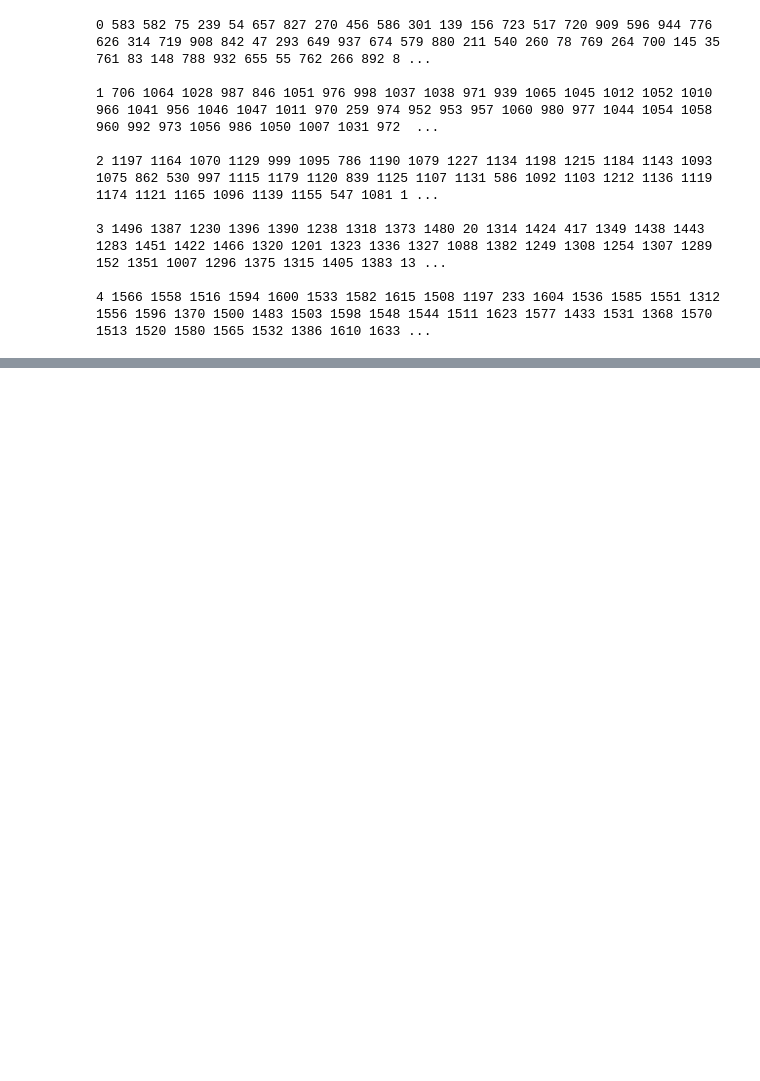
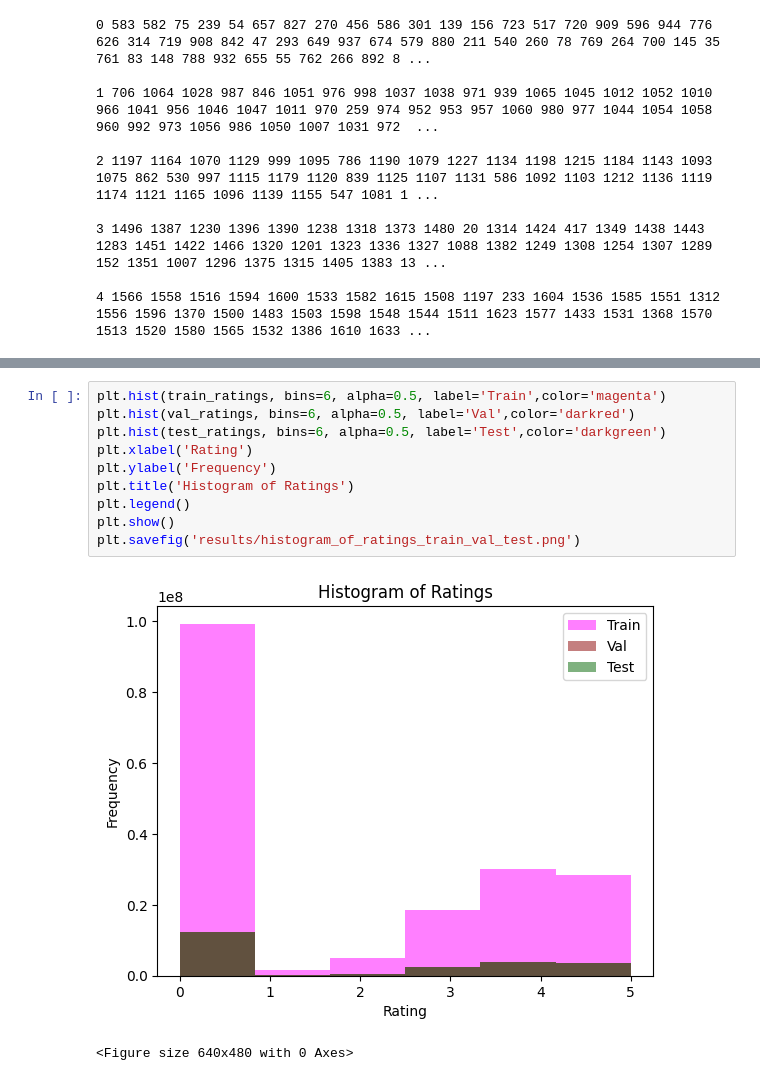
Before and after one commit to alokamgnaneswarasai/P5-finetuning, a Jupyter notebook: JulianMcAuley/good_reads/utils.ipynb, the cells around one changed output, grey strips where cells are left out. Cells and saved outputs as stored; diff of their text form; blank space fills up the shorter version.

```diff
--- a/JulianMcAuley/good_reads/utils.ipynb
+++ b/JulianMcAuley/good_reads/utils.ipynb
@@ -274,0 +329,13 @@ with open('sequential_data_sorted.txt', 'r') as f:
+# %%
+plt.hist(train_ratings, bins=6, alpha=0.5, label='Train',color='magenta')
+plt.hist(val_ratings, bins=6, alpha=0.5, label='Val',color='darkred')
+plt.hist(test_ratings, bins=6, alpha=0.5, label='Test',color='darkgreen')
+plt.xlabel('Rating')
+plt.ylabel('Frequency')
+plt.title('Histogram of Ratings')
+plt.legend()
+plt.show()
+plt.savefig('results/histogram_of_ratings_train_val_test.png')
+# %% [output]
+[figure, added]
+<Figure size 640x480 with 0 Axes>
```
Also changed, not shown: parts of 4 cells of this notebook, 7 other files.
